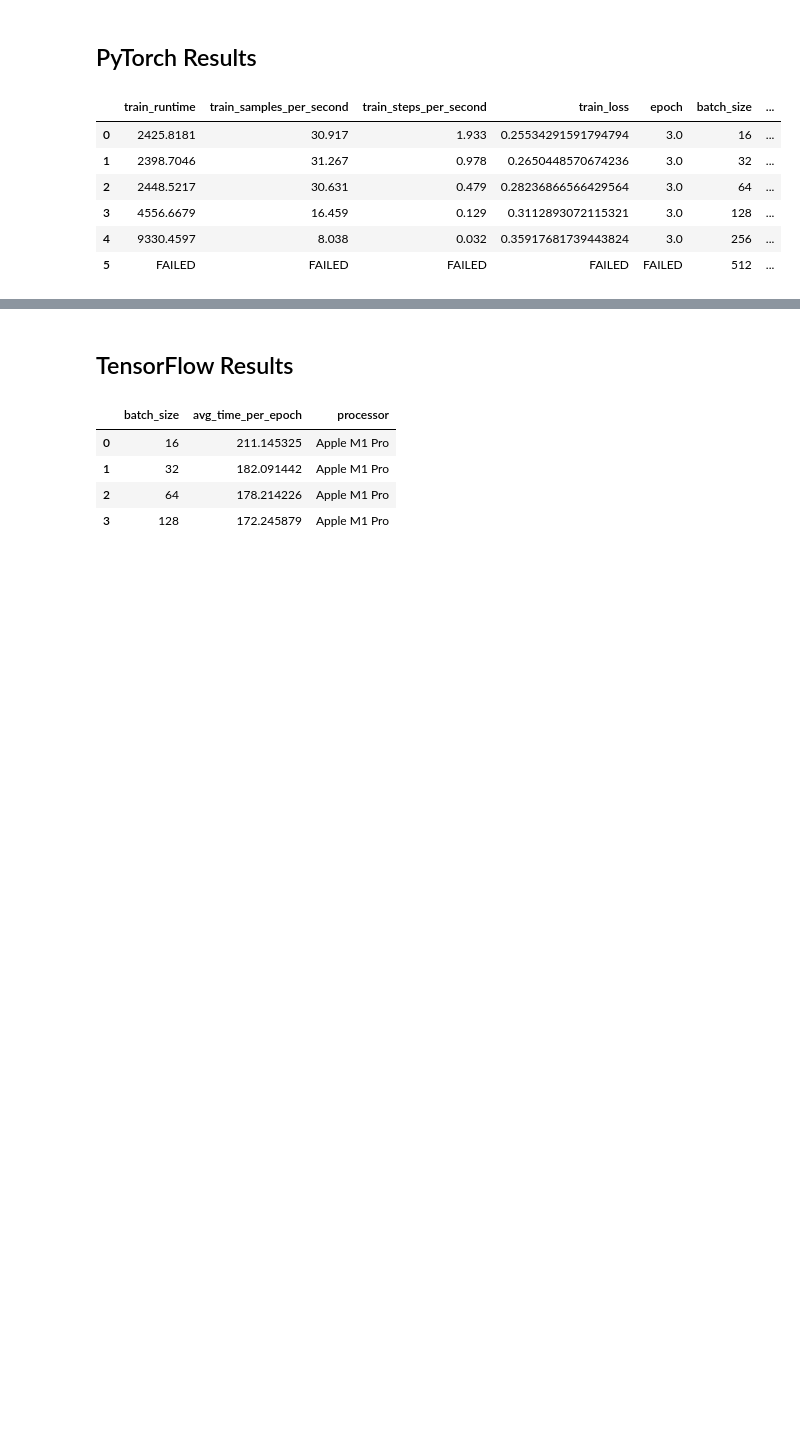
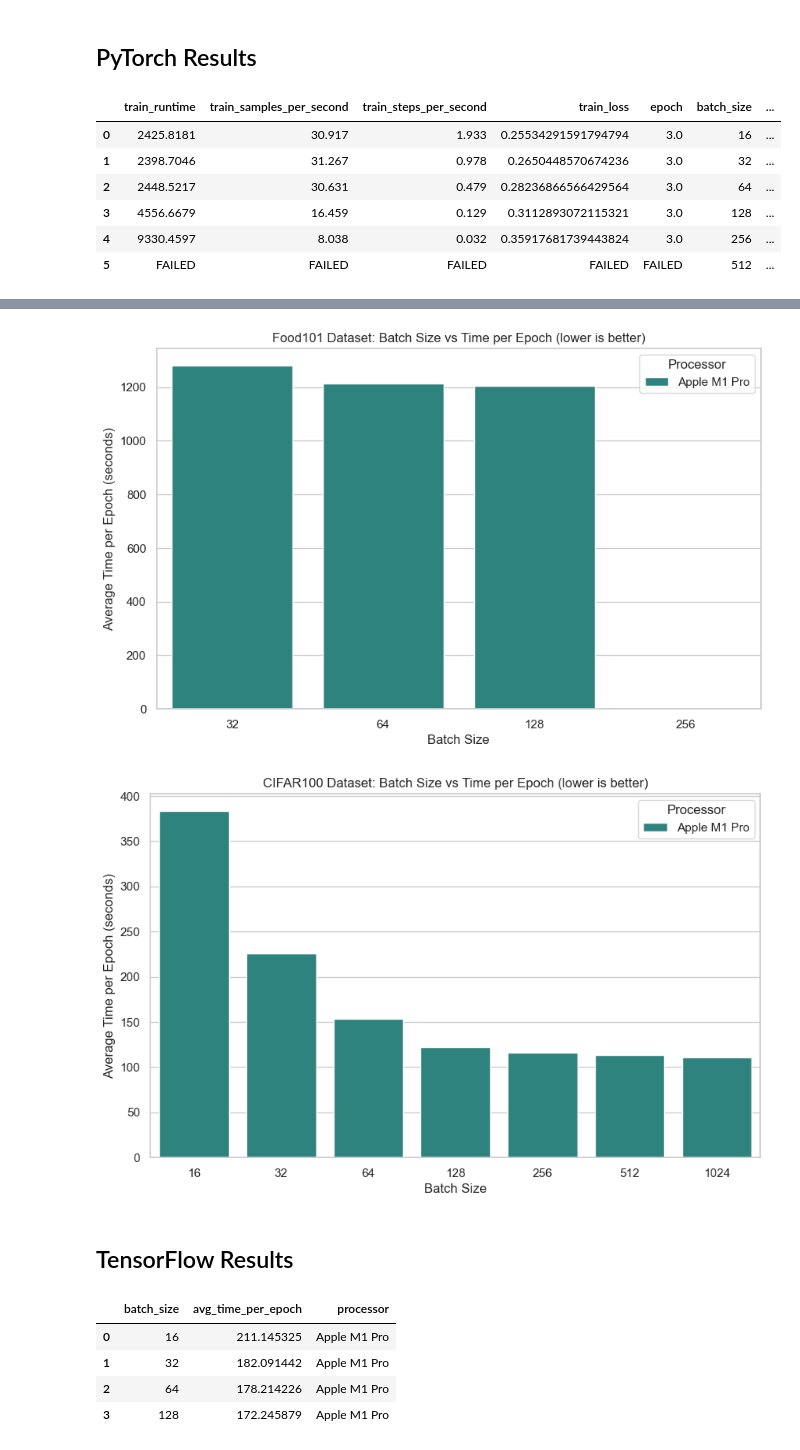
Before and after one commit to mrdbourke/mac-ml-speed-test, a Jupyter notebook: results_explorer.ipynb, the cells around one changed output, grey strips where cells are left out. Cells and saved outputs as stored; diff of their text form; code cells hidden in the pictures; blank space fills up the shorter version.

```diff
--- a/results_explorer.ipynb
+++ b/results_explorer.ipynb
@@ -97,3 +117,34 @@ pytorch_results_cv_df
+# %%
+import seaborn as sns
+import matplotlib.pyplot as plt
+
+# Separate data for FOOD101 and CIFAR100
+pytorch_cv_food101_data = pytorch_results_cv_df[pytorch_results_cv_df["dataset"] == "FOOD101"]
+pytorch_cv_cifar100_data = pytorch_results_cv_df[pytorch_results_cv_df["dataset"] == "CIFAR100"]
+
+# Plot settings
+sns.set(style="whitegrid")
+
+# Plot for FOOD101 dataset
+plt.figure(figsize=(10, 6))
+sns.barplot(x="batch_size", y="avg_time_per_epoch", hue="processor", data=pytorch_cv_food101_data, palette="viridis")
+plt.title("Food101 Dataset: Batch Size vs Time per Epoch (lower is better)")
+plt.xlabel("Batch Size")
+plt.ylabel("Average Time per Epoch (seconds)")
+plt.legend(title="Processor")
+plt.show()
+
+# Plot for CIFAR100 dataset
+plt.figure(figsize=(10, 6))
+sns.barplot(x="batch_size", y="avg_time_per_epoch", hue="processor", data=pytorch_cv_cifar100_data, palette="viridis")
+plt.title("CIFAR100 Dataset: Batch Size vs Time per Epoch (lower is better)")
+plt.xlabel("Batch Size")
+plt.ylabel("Average Time per Epoch (seconds)")
+plt.legend(title="Processor")
+plt.show()
+# %% [output]
+[figure, added]
+[figure, added]
 # %% [markdown]
 ## TensorFlow Results
 # %%
```
Also changed, not shown: parts of 3 cells of this notebook.
